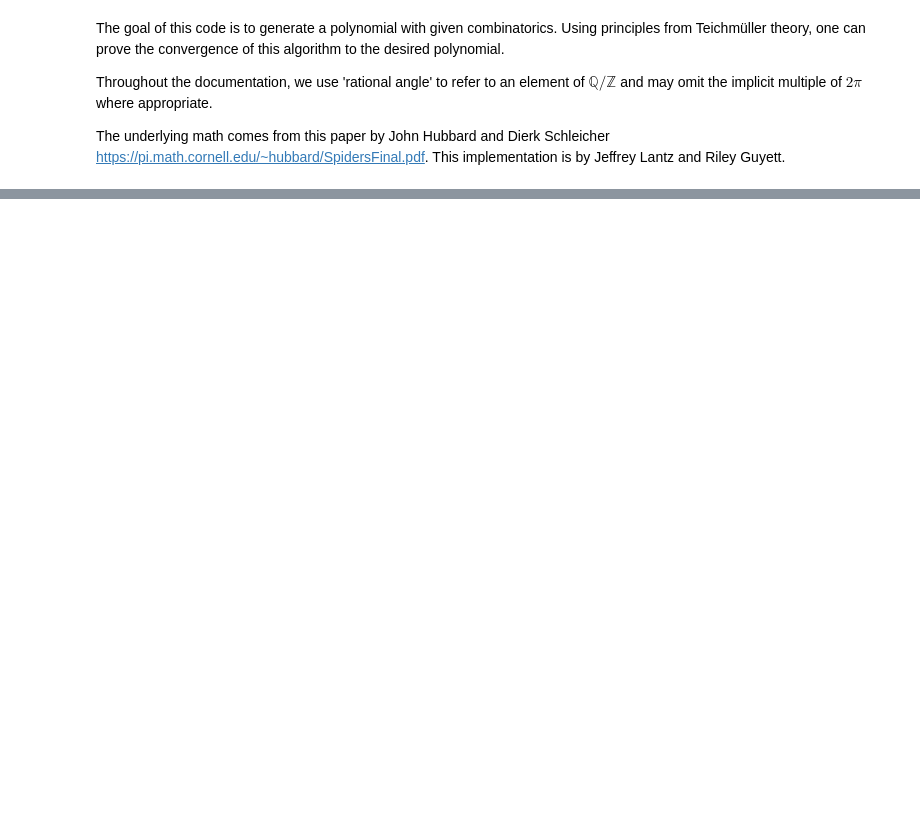
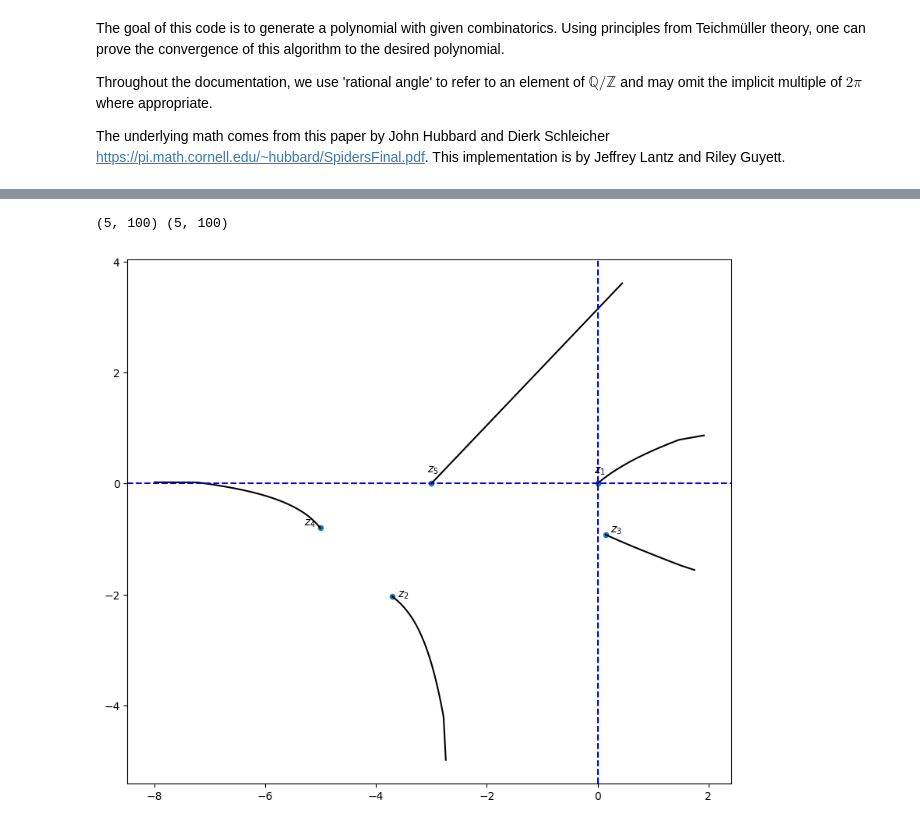
Before and after one commit to jefflantz/SpiderAlgorithm, a Jupyter notebook: spider-algorithm.ipynb, the cells around one changed output, grey strips where cells are left out. Saved outputs shown, nothing was run; the diff lists cells and outputs as text; code cells hidden in the pictures; blank space fills up the shorter version.

Commit message:
Extend legs, fix periodic root

```diff
--- a/spider-algorithm.ipynb
+++ b/spider-algorithm.ipynb
@@ -55,8 +55,9 @@ def circumcenter(z1,z2,z3):
 # A spider may be defined by just a rational angle
 # In this case, it has legs extending radially with endpoints at exp(2^j 2pi i theta)
 class Spider:
-    def __init__(self, theta= 0, endpoints= np.empty(0), legs= np.empty((0,0)), divline= np.empty(0), knead= np.empty(0), prelength= 0,d=2):
+    def __init__(self, theta= 0, endpoints= np.empty(0), legs= np.empty((0,0)), divline= np.empty(0), knead= np.empty(0), prelength= 0,d=2,r=5):
         self.deg= d
+        self.radius = r
         if theta == 0: # Used to construct nonstandard new spider objects
             self.endpoints= endpoints
             self.legs     = legs
@@ -74,7 +75,7 @@ class Spider:
             # Unit circle is divided into A and B by segment connecting the roots of first endpoint
             # Everything is then shifted to put the first endpoint at 0
             self.endpoints = np.exp(2j * np.pi * angles)
-            self.legs      = np.kron(np.linspace(1, 5, 100), self.endpoints[:, np.newaxis])
+            self.legs      = np.kron(np.linspace(1, r, 100), self.endpoints[:, np.newaxis])
             self.divline   = np.linspace(0,1,50)*np.exp(2j*np.pi/d*(theta+np.mgrid[0:d, 0:50][0]))
             # Build kneading sequence, ccw bd points included in region.
             self.knead= np.ceil(d * angles - theta - FLOAT_ERR) - np.ceil((d-1)*theta - FLOAT_ERR)
@@ -143,22 +144,32 @@ def update_spider(spider):
     new_legs      = np.empty_like(spider.legs)
     for i in range(len(spider.endpoints)-1):
         ints = intersect_seg_curve([spider.endpoints[0], spider.endpoints[i+1]], spider.legs[0])
-        if i == 0:
-            print(ints)
         new_endpoints[i] = d*np.exp((np.log(spider.endpoints[i+1] / z_2) +
                                      2j*np.pi*(spider.knead[i]-ints[-1])) / d)-d
         leg_branch_int= intersect_seg_curve(branch, spider.legs[i+1])
         new_legs[i]= d*np.exp((np.log(spider.legs[i+1] / z_2) +
                                2j*np.pi*(spider.knead[i]-ints[-1]-leg_branch_int)) / d)-d
     ints = intersect_seg_curve([spider.endpoints[0], spider.endpoints[spider.prelength]], spider.legs[0])
-    #print(ints)
+    #adjustment in the periodic case when principal root is cw from 0
+    periodic_adjust= int(spider.prelength == 0 and ccw(z_2,spider.endpoints[0], spider.legs[0][1]))
     new_endpoints[-1] = d*np.exp((np.log(spider.endpoints[spider.prelength] / z_2) +
-                                     2j*np.pi*(spider.knead[-1]-ints[-1])) / d)-d
+                                     2j*np.pi*(spider.knead[-1]-ints[-1] + periodic_adjust)) / d)-d
     leg_branch_int= intersect_seg_curve(branch, spider.legs[spider.prelength])
-    #print(leg_branch_int)
     new_legs[-1]= d*np.exp((np.log(spider.legs[spider.prelength] / z_2) +
-                               2j*np.pi*(spider.knead[-1]-ints[-1]-leg_branch_int)) / d)-d
+                               2j*np.pi*(spider.knead[-1]-ints[-1]-leg_branch_int + periodic_adjust)) / d)-d
+    addon_legs = np.empty_like(spider.legs)
+    for i in range(len(spider.endpoints)):
+        end = new_legs[i][-1]
+        addon_legs[i] = np.linspace(end, spider.radius*((end+d)/np.absolute(end+d))-d, num=len(spider.legs[i]))
+        #addon_legs = np.empty_like(spider.legs[i])
+        #for j in range(len(addon_legs)):
+        #    addon_legs[j] = (1+j*0.01)*(end.real+spider.deg)-spider.deg + 1j*((1+j*0.01)*end.imag)
+        #stack = np.hstack((new_legs[i],addon_legs))
+        #for j in range(len(new_legs[i])):
+        #    new_legs[i][j] = stack[2*j]
+    print(new_legs.shape, addon_legs.shape)
+    new_legs = np.concatenate((new_legs, addon_legs), axis=1)[:,::2]
     return Spider(endpoints=new_endpoints,legs=new_legs, divline=new_divline, knead = spider.knead, prelength=spider.prelength, d=d)
 # %%
-favorite = Spider(theta=9/56, d=2)
+favorite = Spider(theta=4/11, d=3)
 print(favorite.knead)
@@ -167,8 +182,12 @@ favorite.graph(draw_circle=True)
 # %%
 #z_2_orig = favorite.endpoints[1]
 new = update_spider(favorite)
+# %% [output]
+(5, 100) (5, 100)
 # %%
-new.graph(draw_axes=True,draw_divline=True)
+new.graph(draw_axes=True,draw_divline=False)
+# %% [output]
+[figure, added]
 # %%
 #test_spider = Spider(endpoints=np.append(0,z_2_orig*(1+new.endpoints[:-1]/2)**2), legs=z_2_orig*(1+np.append(np.reshape(new.divline[99:],(1,100)),new.legs,axis=0)/2)**2)
 #shift_spider(test_spider,-1*shift)
```
Also changed, not shown: parts of 6 cells of this notebook.
